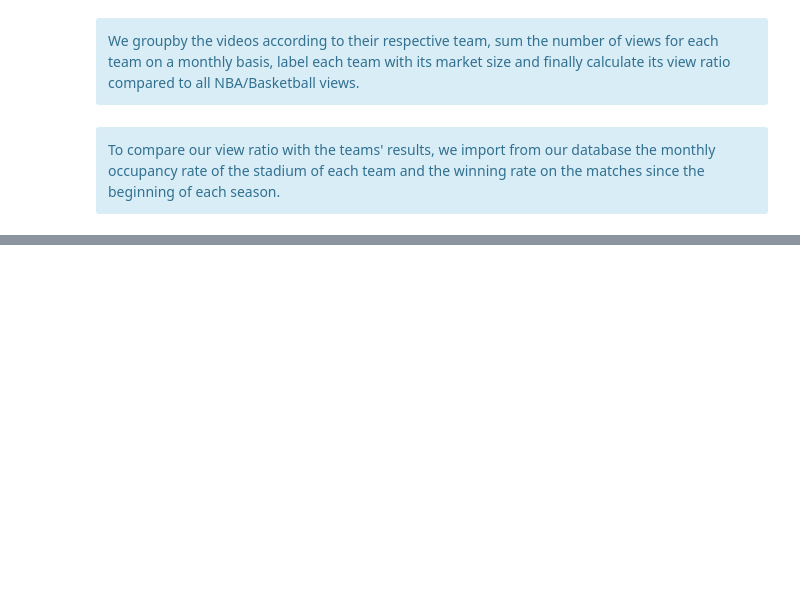
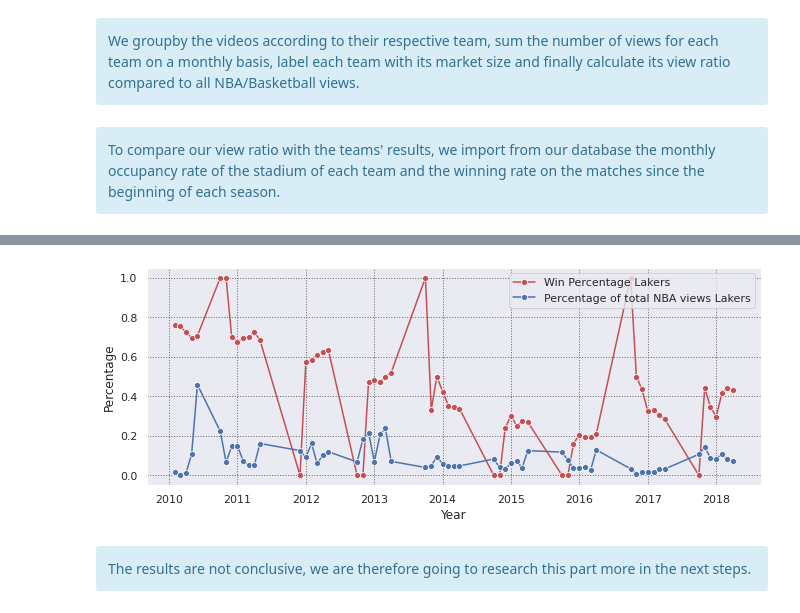
Before and after one commit to epfl-ada/ada-2022-project-adaconda, a Jupyter notebook: 4_data_case_study.ipynb, the cells around one changed output, grey strips where cells are left out. Cells and saved outputs as stored; diff of their text form; code cells hidden in the pictures; blank space fills up the shorter version.

```diff
--- a/4_data_case_study.ipynb
+++ b/4_data_case_study.ipynb
@@ -159,8 +259,16 @@ small_market_correlations
 lakers_df = all_team_results[(all_team_results["team"] == "LA") & (all_team_results["year_month"] > "2010")].sort_values("year_month")
 # %%
 sns.set(rc={"figure.figsize": (11, 4)})
-sns.set_style("darkgrid", {"grid.color": ".6", "grid.linestyle": ":"})
+sns.set_style("darkgrid", {"grid.color": ".4", "grid.linestyle": ":"})
 ax = plt.subplot
-ax = sns.lineplot(x="year_month", y="win_percentage", data=lakers_df, color="r", marker="x")
+ax = sns.lineplot(
+    x="year_month", y="win_percentage", data=lakers_df, color="r", marker="o", palette=["red"], legend="brief", label="Win Percentage Lakers"
+)
+ax = sns.lineplot(
+    x="year_month", y="total_nba_view_percentage", data=lakers_df, marker="o", color="b", legend="brief", label="Percentage of total NBA views Lakers"
+)
+ax.set(xlabel="Year", ylabel="Percentage")
 
 plt.show()
+# %% [output]
+[figure, added]
@@ -173,0 +275,4 @@ plt.show()
+# %% [markdown]
+ <div class="alert alert-block alert-info">
+The results are not conclusive, we are therefore going to research this part more in the next steps.
+</div>
```
Also changed, not shown: parts of 13 cells of this notebook.
